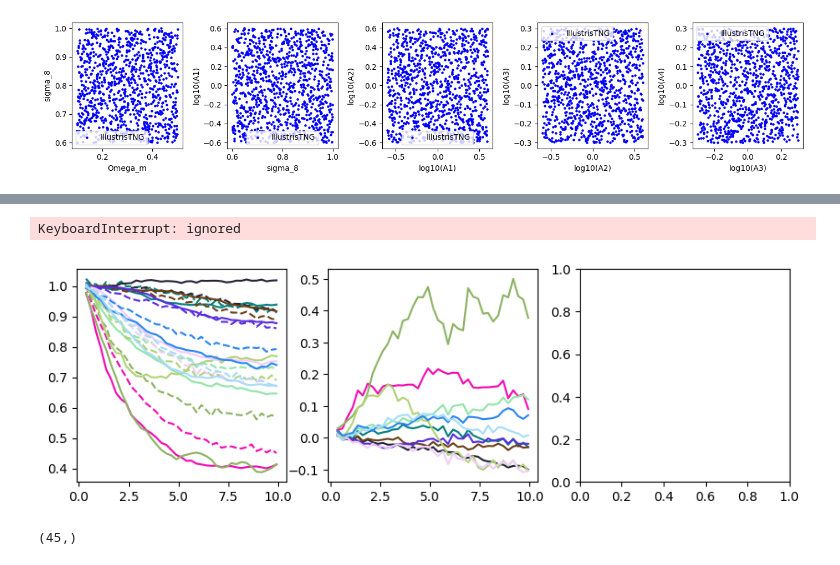
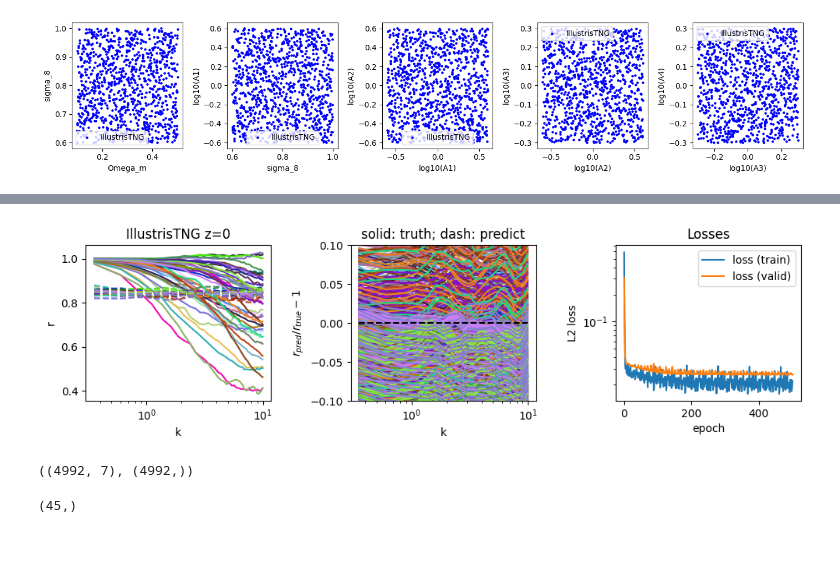
Before and after one commit to liuxx479/cosmo_dep_feedback, a Jupyter notebook: NN_jax_singlek.ipynb, the cells around one changed output, grey strips where cells are left out. Saved outputs shown, nothing was run; the diff lists cells and outputs as text; code cells hidden in the pictures.

```diff
--- a/NN_jax_singlek.ipynb
+++ b/NN_jax_singlek.ipynb
@@ -192,21 +218,21 @@ class dense_only2(nn.Module):
   def __call__(self, x):
 
     # copied from Francois's example notebook: https://bit.ly/3LaLHq3
-    x = nn.leaky_relu(nn.Dense(256)(x))
-    x = nn.leaky_relu(nn.Dense(256)(x))
-    x = nn.leaky_relu(nn.Dense(256)(x))
-    x = nn.leaky_relu(nn.Dense(256)(x))
-    # x = nn.leaky_relu(nn.Dense(128)(x))
-    # x = nn.leaky_relu(nn.Dense(128)(x))
+    # x = nn.leaky_relu(nn.Dense(256)(x))
+    # x = nn.leaky_relu(nn.Dense(256)(x))
+    # x = nn.leaky_relu(nn.Dense(256)(x))
+    # x = nn.leaky_relu(nn.Dense(256)(x))
+    x = nn.leaky_relu(nn.Dense(128)(x))
+    x = nn.leaky_relu(nn.Dense(128)(x))
     # x = nn.leaky_relu(nn.Dense(128)(x))
     # x = nn.leaky_relu(nn.Dense(128)(x))
 
     # Returns the output of the last layer
-    x = nn.leaky_relu(nn.Dense(kcut)(x))
+    x = nn.leaky_relu(nn.Dense(1)(x))
     return x
 # %%
 ##### define the loss function
-def loss_fn(params, x, y, istd=0.05):
+def loss_fn(params, x, y, istd=1): # 0.05):
   """ Defines the loss function for the model, as a function of model
   parameters `params`, and for a set of inputs/outputs `x` and `y`.
   """
@@ -241,8 +269,7 @@ opt_state = optimizer.init(params)
 ######## now we train the NN
 
 num_steps = int(train_size/batch_size) ## number of steps per epoch
-num_epochs = 1001 #
-step_size = 1e-4
+num_epochs = 501 # 1001 #
 epoch0=0
 
 losses = []
@@ -281,0 +303,3 @@ Epoch 1000.0 at 0.88m, train loss: 0.7894, validation loss: 0.6744
+# %%
+cosmo_params, r_true = ibatch[0][i*kcut:(i+1)*kcut], ibatch[1][i*kcut:(i+1)*kcut]
+cosmo_params.shape, r_true.shape
@@ -292,39 +359,42 @@ seed(9)
 z=0
 f, ax=subplots(1,3, figsize=(10,3))
 
-for i in range(10,50):
+for i in range(10,11):
   icolor=rand(3)
-  cosmo_params, r_true = ibatch[0][i], ibatch[1][i]
-  r_pred = model.apply(params, cosmo_params)#, rng=key)
+  cosmo_params, r_true = ibatch[0][i*kcut:(i+1)*kcut], ibatch[1][i*kcut:(i+1)*kcut]
+  r_pred = [model.apply(params, icosmo_params) for icosmo_params in cosmo_params]
   ax[0].plot(k, r_true, color=icolor)
   ax[0].plot(k, r_pred, '--', color=icolor)
   ax[1].plot(k, r_pred/r_true-1, color=icolor)
 ax[0].set_xscale('log')
 ax[0].set_xlabel('k')
 ax[0].set_ylabel('r')
 ax[0].set_title('%s z=%i'%(isim,z))
 
 ax[1].plot(k, zeros(len(k)),'k--')
 ax[1].set_ylim(-0.1, 0.1)
 ax[1].set_xscale('log')
 ax[1].set_xlabel('k')
 ax[1].set_ylabel('$r_{pred}/r_{true}-1$')
 ax[1].set_title('solid: truth; dash: predict')
 
 ax[2].plot(epoch_arr, train_loss_arr, label='loss (train)')
 ax[2].plot(epoch_arr, valid_loss_arr, label='loss (valid)')
 ax[2].legend()
 ax[2].set_yscale('log')
 ax[2].set_xlabel('epoch')
 ax[2].set_ylabel('L2 loss')
 ax[2].set_title('Losses')
 
 
 plt.tight_layout()
 show()
 # %% [output]
-KeyboardInterrupt: ignored
-[figure, old version]
+[figure, new version]
+# %%
+ibatch[0].shape, ibatch[1].shape
+# %% [output]
+((4992, 7), (4992,))
 # %%
 cosmo_params.shape
 # %% [output]
```
Also changed, not shown: parts of 12 cells of this notebook.
